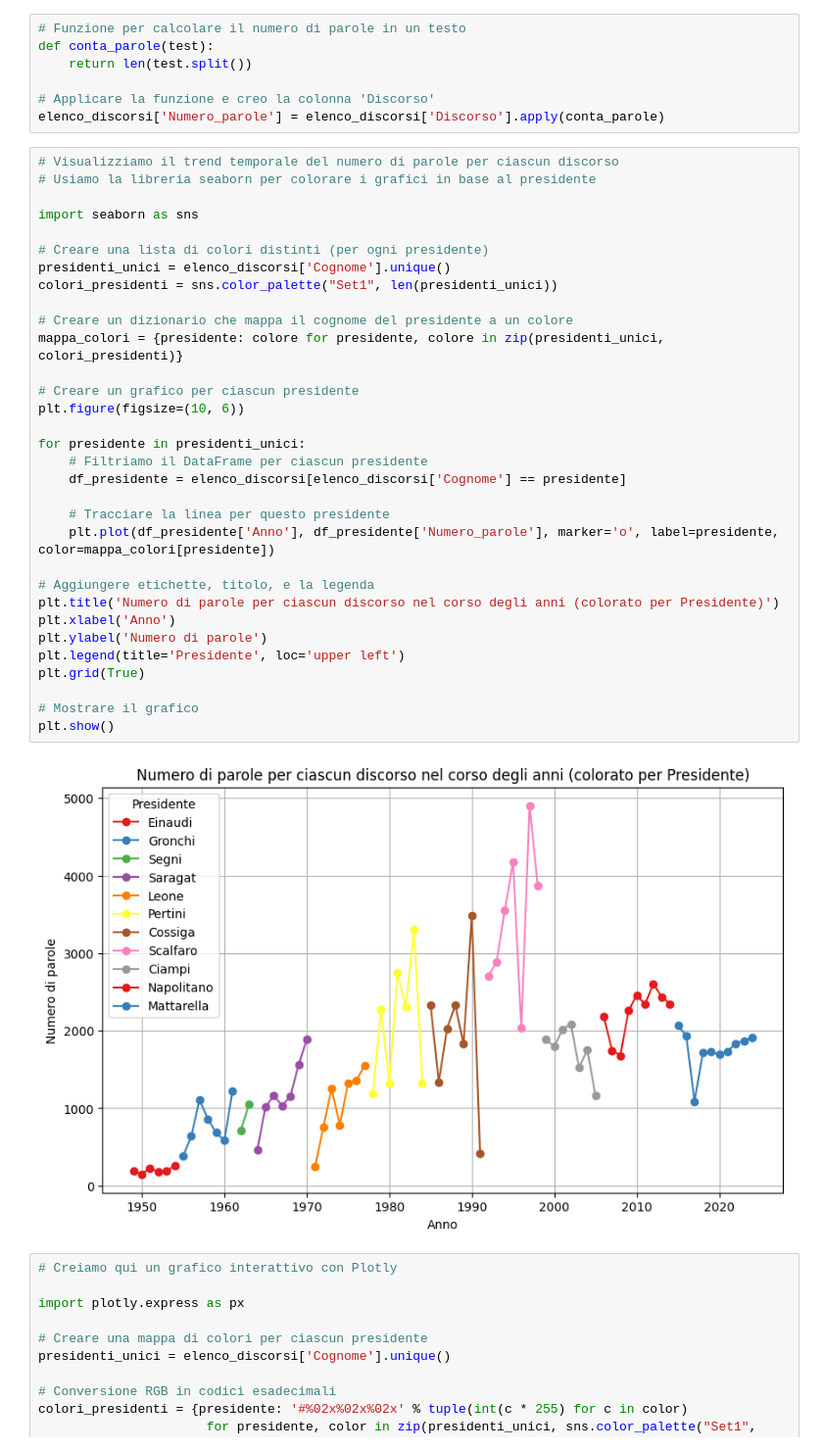
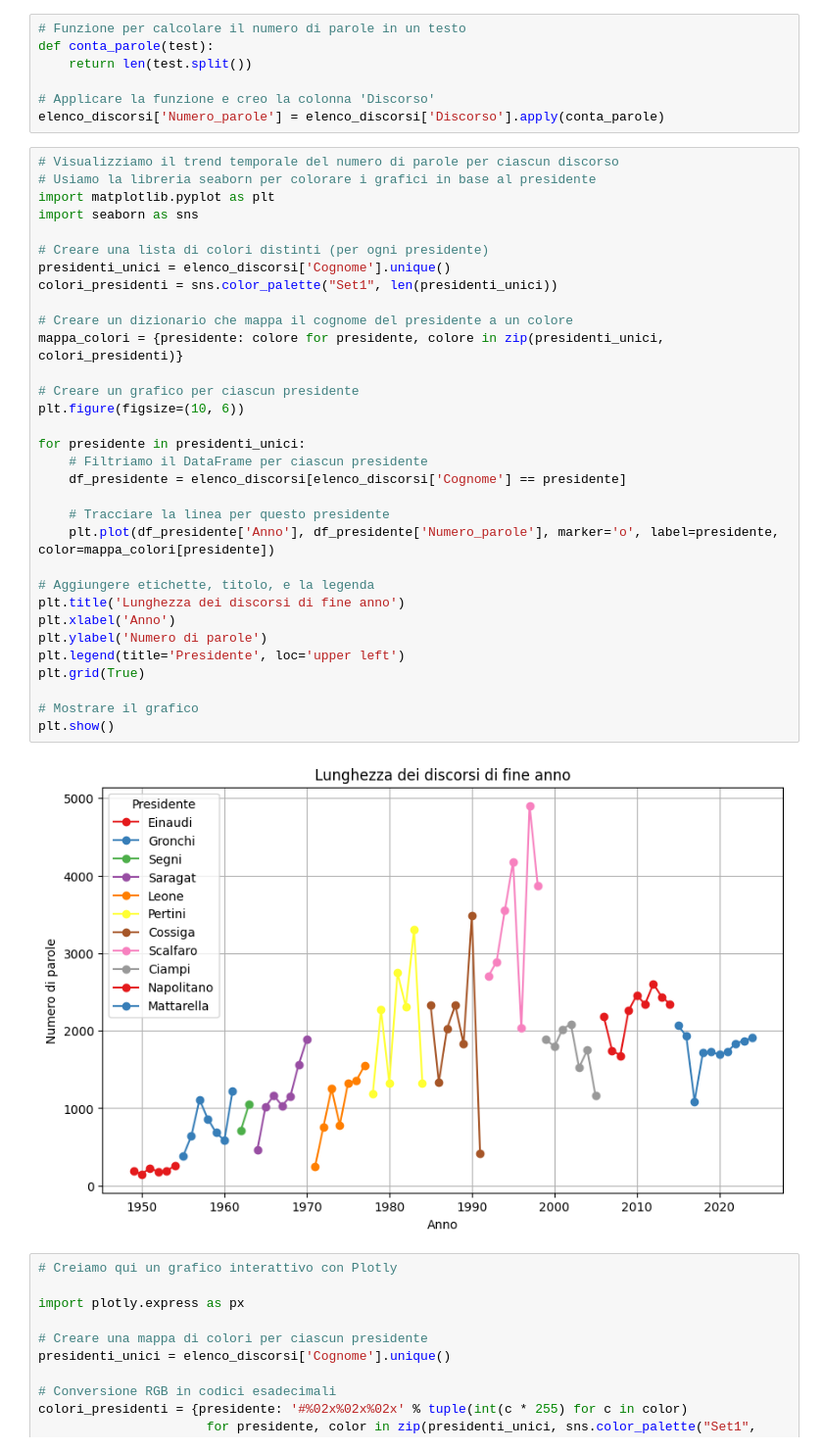
Before and after one commit to inFigures/Discorsi-di-fine-anno, a Jupyter notebook: analisi.ipynb, the cells around one changed output. Shown at 98% size. Cells and saved outputs as stored; diff of their text form.

```diff
--- a/analisi.ipynb
+++ b/analisi.ipynb
@@ -43,37 +43,37 @@ elenco_discorsi['Numero_parole'] = elenco_discorsi['Discorso'].apply(conta_parol
 # %%
 # Visualizziamo il trend temporale del numero di parole per ciascun discorso
 # Usiamo la libreria seaborn per colorare i grafici in base al presidente
-
+import matplotlib.pyplot as plt
 import seaborn as sns
 
 # Creare una lista di colori distinti (per ogni presidente)
 presidenti_unici = elenco_discorsi['Cognome'].unique()
 colori_presidenti = sns.color_palette("Set1", len(presidenti_unici))
 
 # Creare un dizionario che mappa il cognome del presidente a un colore
 mappa_colori = {presidente: colore for presidente, colore in zip(presidenti_unici, colori_presidenti)}
 
 # Creare un grafico per ciascun presidente
 plt.figure(figsize=(10, 6))
 
 for presidente in presidenti_unici:
     # Filtriamo il DataFrame per ciascun presidente
     df_presidente = elenco_discorsi[elenco_discorsi['Cognome'] == presidente]
 
     # Tracciare la linea per questo presidente
     plt.plot(df_presidente['Anno'], df_presidente['Numero_parole'], marker='o', label=presidente, color=mappa_colori[presidente])
 
 # Aggiungere etichette, titolo, e la legenda
-plt.title('Numero di parole per ciascun discorso nel corso degli anni (colorato per Presidente)')
+plt.title('Lunghezza dei discorsi di fine anno')
 plt.xlabel('Anno')
 plt.ylabel('Numero di parole')
 plt.legend(title='Presidente', loc='upper left')
 plt.grid(True)
 
 # Mostrare il grafico
 plt.show()
 # %% [output]
-[figure, old version]
+[figure, new version]
 # %%
 # Creiamo qui un grafico interattivo con Plotly
 
```
Also changed, not shown: parts of 15 cells of this notebook, 3 other files.
